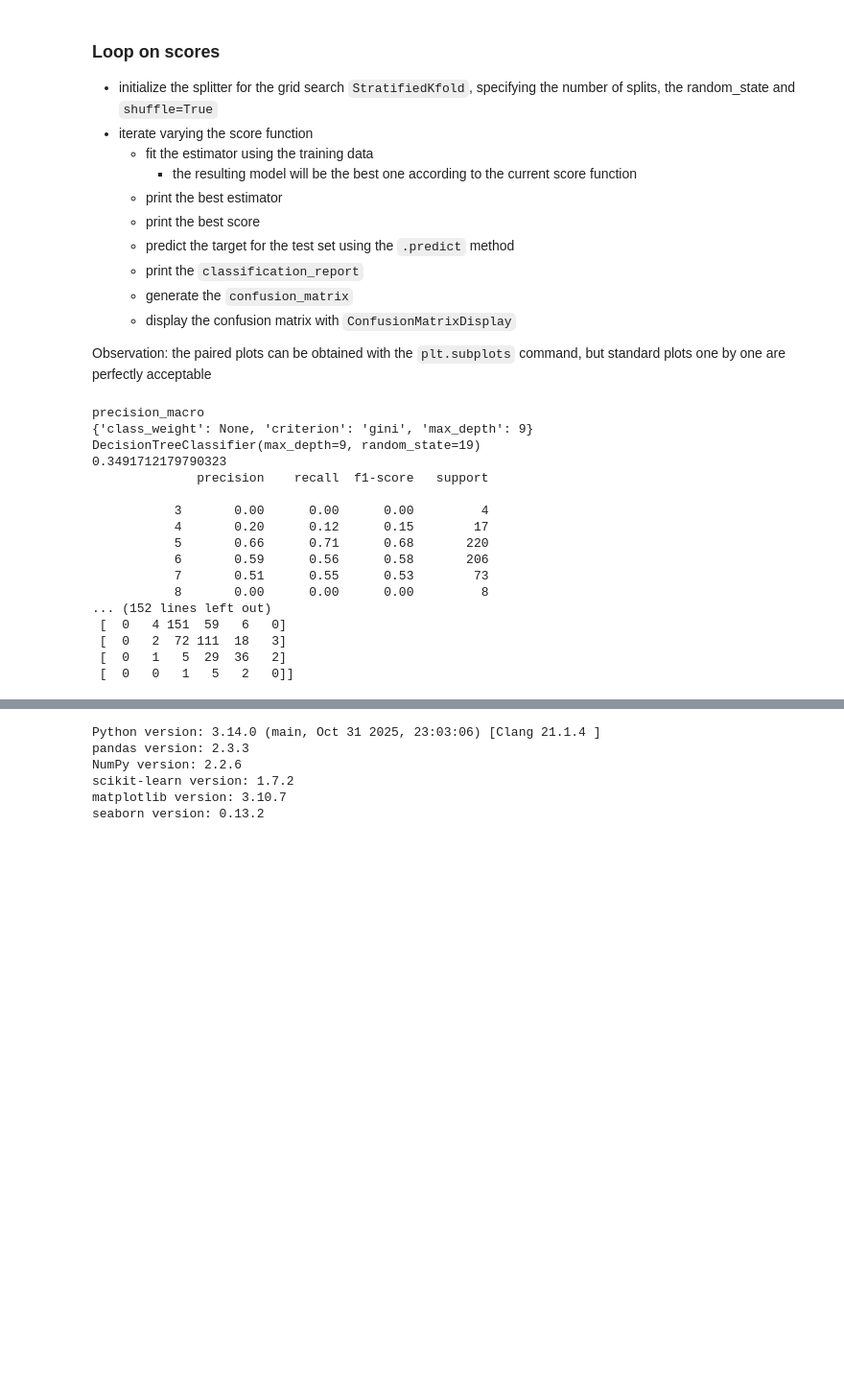
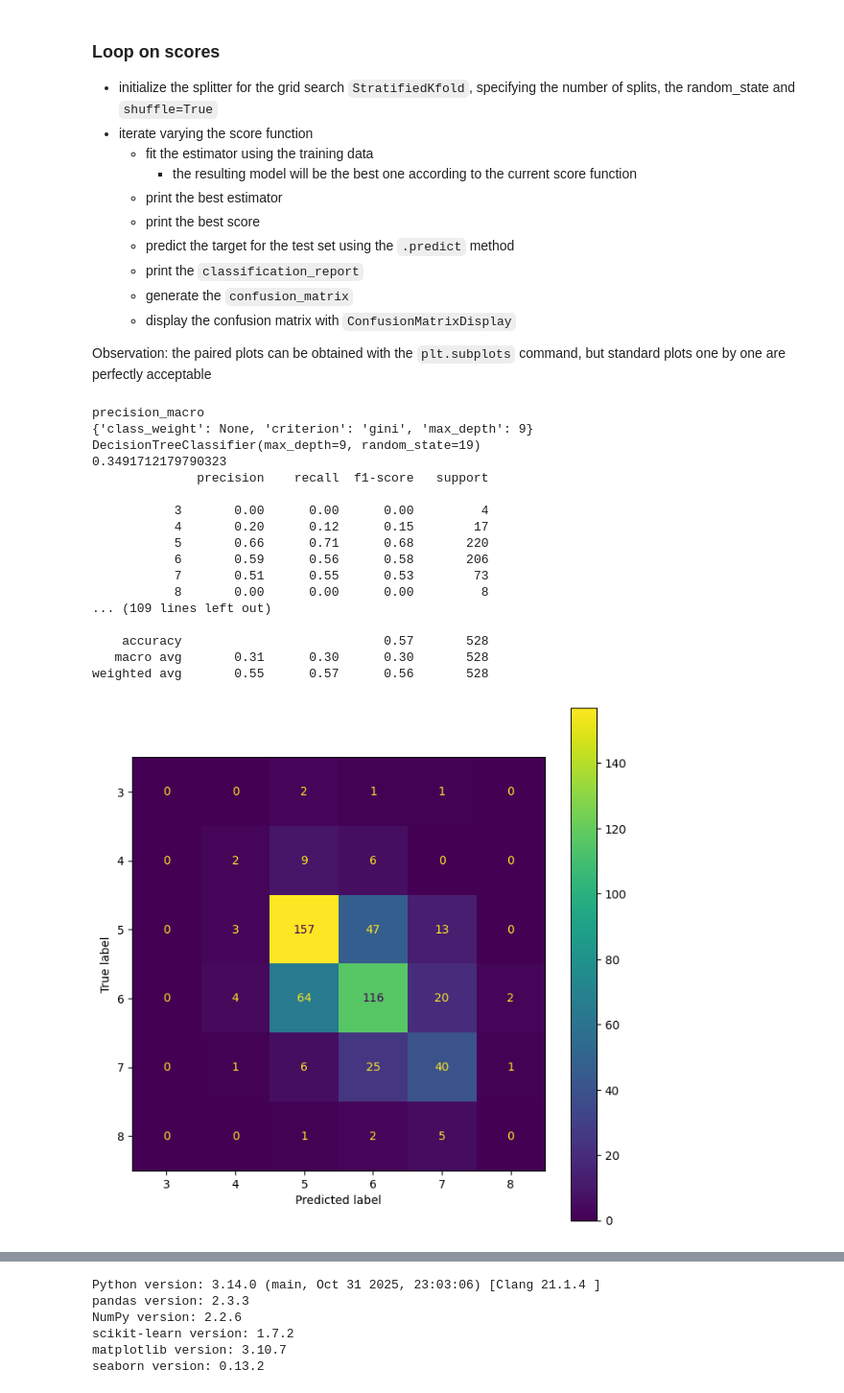
Before and after one commit to koltrakak-learning-repos/MLDM_learning_repo, a Jupyter notebook: Machine Learning/labs/Lab-topic-3b-tuning-dt-grid-search-cv/Lab-topic-3b-tuning-dt-grid-search-cv-nocode.ipynb, the cells around one changed output, grey strips where cells are left out. Shown at 96% size. Cells and saved outputs as stored; diff of their text form; code cells hidden in the pictures; blank space fills up the shorter version.

```diff
--- a/Machine Learning/labs/Lab-topic-3b-tuning-dt-grid-search-cv/Lab-topic-3b-tuning-dt-grid-search-cv-nocode.ipynb
+++ b/Machine Learning/labs/Lab-topic-3b-tuning-dt-grid-search-cv/Lab-topic-3b-tuning-dt-grid-search-cv-nocode.ipynb
@@ -168,10 +210,10 @@ print(fitted_max_depth)
 Prepare the decision tree parameters and the scores
 # %%
 # Set the parameters by cross-validation
-tuned_param_dt = [{'max_depth': [*range(1,fitted_max_depth+1)] # try all depths from 1 to the unconstrained fitted one
-                   # the *
+tuned_param_dt = {'max_depth': [*range(1,fitted_max_depth+1)] # try all depths from 1 to the unconstrained fitted one
+                   # the * fa unpacking dell'iteratore
                 , 'criterion' : ['entropy', 'gini'] #
-                , 'class_weight' : [None, 'balanced']}]
+                , 'class_weight' : [None, 'balanced']}
 
 # measures that i want to try for my optimization
 scores = ['precision_macro'
@@ -207,38 +249,39 @@ for score in scores:
         scoring=score,
         cv=splitter
     )
     # the fit method of a GridSearchCV will do the crossvalidation
     # and the looping on all the combination of hyperparameters in
     # the parameters grid
     grid.fit(Xtrain, ytrain)
     print(grid.best_params_)
     print(grid.best_estimator_)
     print(grid.best_score_)
 
     ypred = grid.best_estimator_.predict(Xtest)
     # potrei avere delle classi (per misure come precision o recall)
     # in cui in determinate fold ho una divisione per zero. Invece di infinito
     # posso specificare zero come risultato nel mio report
     print(classification_report(ytest, ypred, zero_division=0))
-
-    cf = confusion_matrix(ytest, ypred)
-    print(cf)
+    cm = confusion_matrix(ytest, ypred)
+    disp = ConfusionMatrixDisplay(confusion_matrix=cm, display_labels=grid.classes_)
+    disp.plot()
     print("")
 # %% [output]
 precision_macro
 {'class_weight': None, 'criterion': 'gini', 'max_depth': 9}
 DecisionTreeClassifier(max_depth=9, random_state=19)
 0.3491712179790323
               precision    recall  f1-score   support
 
            3       0.00      0.00      0.00         4
            4       0.20      0.12      0.15        17
            5       0.66      0.71      0.68       220
            6       0.59      0.56      0.58       206
            7       0.51      0.55      0.53        73
            8       0.00      0.00      0.00         8
-... (152 lines left out)
- [  0   4 151  59   6   0]
- [  0   2  72 111  18   3]
- [  0   1   5  29  36   2]
- [  0   0   1   5   2   0]]
+... (109 lines left out)
+
+    accuracy                           0.57       528
+   macro avg       0.31      0.30      0.30       528
+weighted avg       0.55      0.57      0.56       528
+[figure, added]
```
Also changed, not shown: parts of 4 cells of this notebook, 3 other files.
